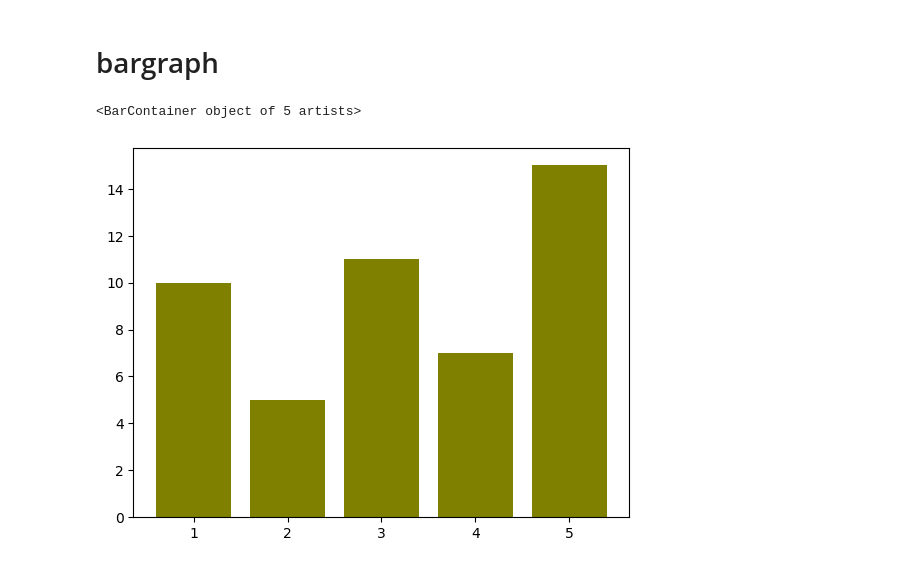
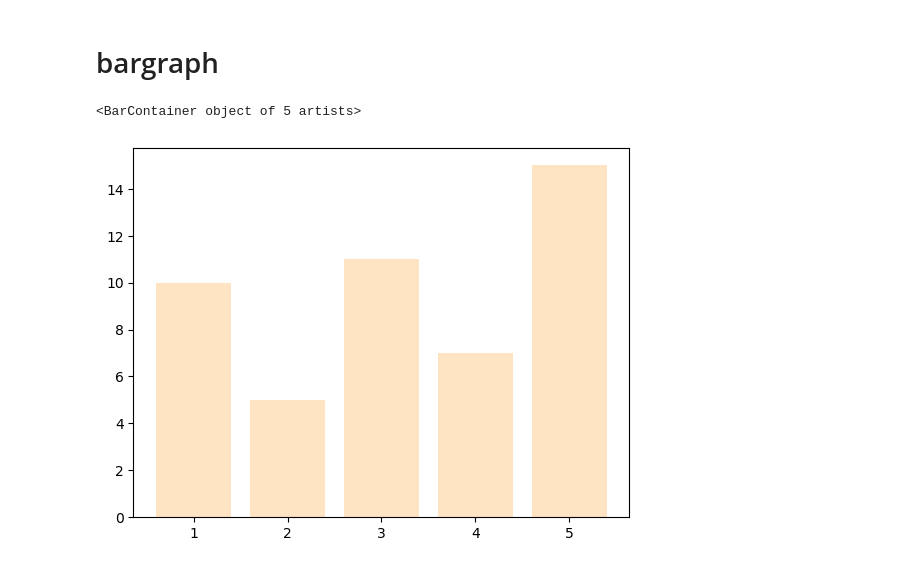
Before and after one commit to Anugrahig/LM-BD-March, a Jupyter notebook: march_bigdata/ml/matplotlib/01_mthplotlib_basics.ipynb, the cells around one changed output. Drawn from its saved outputs; the diff is of its cells as text; code cells hidden in the pictures.

```diff
--- a/march_bigdata/ml/matplotlib/Untitled.ipynb
+++ b/march_bigdata/ml/matplotlib/01_mthplotlib_basics.ipynb
@@ -223,7 +223,7 @@ Text(0.5, 1.0, 'X-Y')
 # %%
 x=[1,2,3,4,5]
 y=[10,5,11,7,15]
-plt.bar(x,y,color="olive")
+plt.bar(x,y,color="bisque")
 # %% [output]
 <BarContainer object of 5 artists>
-[figure, old version]
+[figure, new version]
```
Also changed, not shown: 1 other file.
